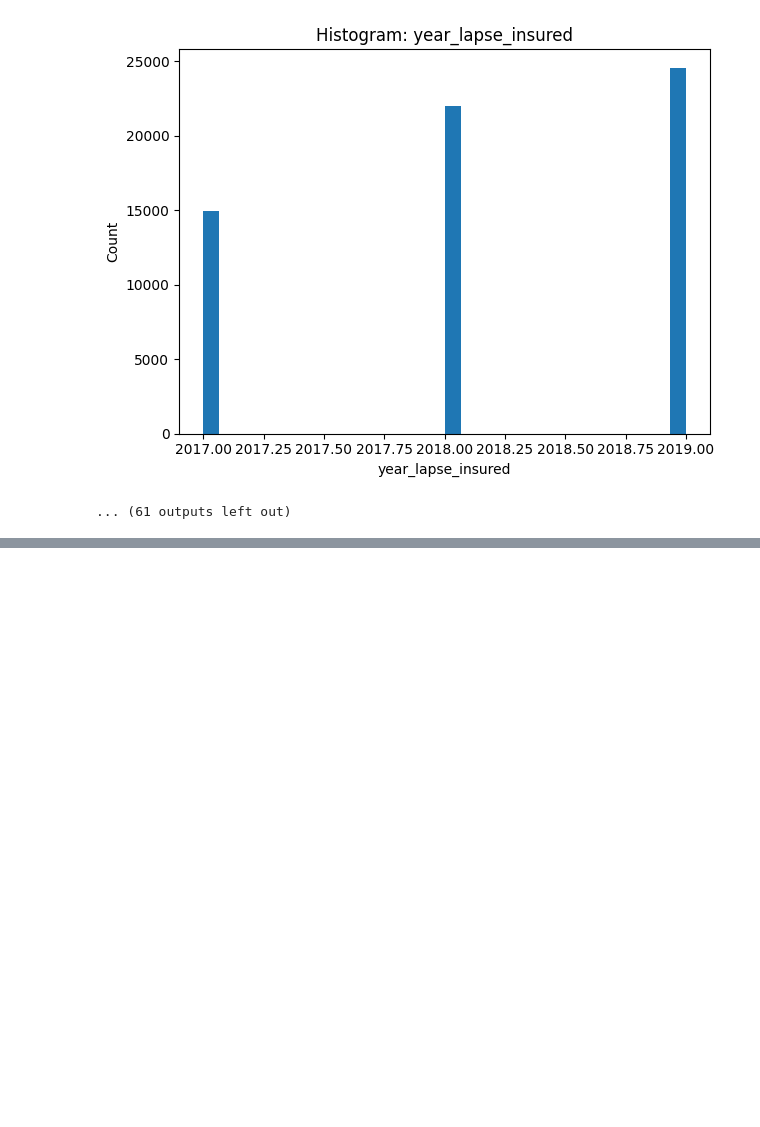
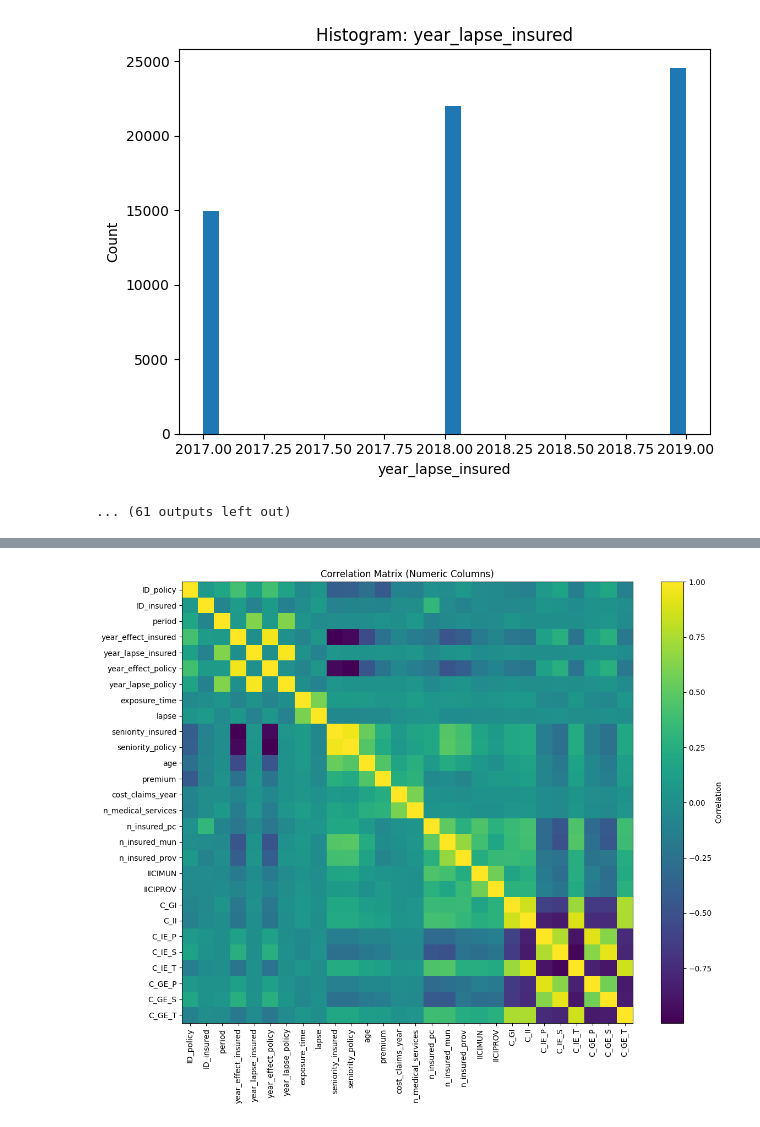
Before and after one commit to Prabhsheenkaur/offline-i.e.-DM-me, a Jupyter notebook: insurance_regression.ipynb, the cells around one changed output, grey strips where cells are left out. Drawn from its saved outputs; the diff is of its cells as text; code cells hidden in the pictures; blank space fills up the shorter version.

Commit message:
Add correlation matrix and updates

```diff
--- a/insurance_regression.ipynb
+++ b/insurance_regression.ipynb
@@ -572,0 +604,16 @@ Categorical columns (excluding target): 14
+# %%
+import pandas as pd
+from pathlib import Path
+
+BASE_DIR = Path().resolve()
+DATA_DIR = BASE_DIR / "data"
+
+csv_files = list(DATA_DIR.glob("*.csv"))
+print("CSV files:", [f.name for f in csv_files])
+
+CSV_PATH = csv_files[0]  # choose first csv
+df = pd.read_csv(CSV_PATH)
+
+print("Loaded:", CSV_PATH.name)
+print("Shape:", df.shape)
+df.head()
@@ -572,0 +631,21 @@ Categorical columns (excluding target): 14
+# %%
+import numpy as np
+import matplotlib.pyplot as plt
+
+num_df = df.select_dtypes(include=[np.number])
+
+if num_df.shape[1] < 2:
+    print("⚠️ Not enough numeric columns for correlation matrix.")
+else:
+    corr = num_df.corr(numeric_only=True)
+
+    plt.figure(figsize=(12, 10))
+    plt.imshow(corr, aspect="auto")
+    plt.colorbar(label="Correlation")
+    plt.xticks(range(len(corr.columns)), corr.columns, rotation=90)
+    plt.yticks(range(len(corr.index)), corr.index)
+    plt.title("Correlation Matrix (Numeric Columns)")
+    plt.tight_layout()
+    plt.show()
+# %% [output]
+[figure, added]
```
Also changed, not shown: parts of 4 cells of this notebook.
